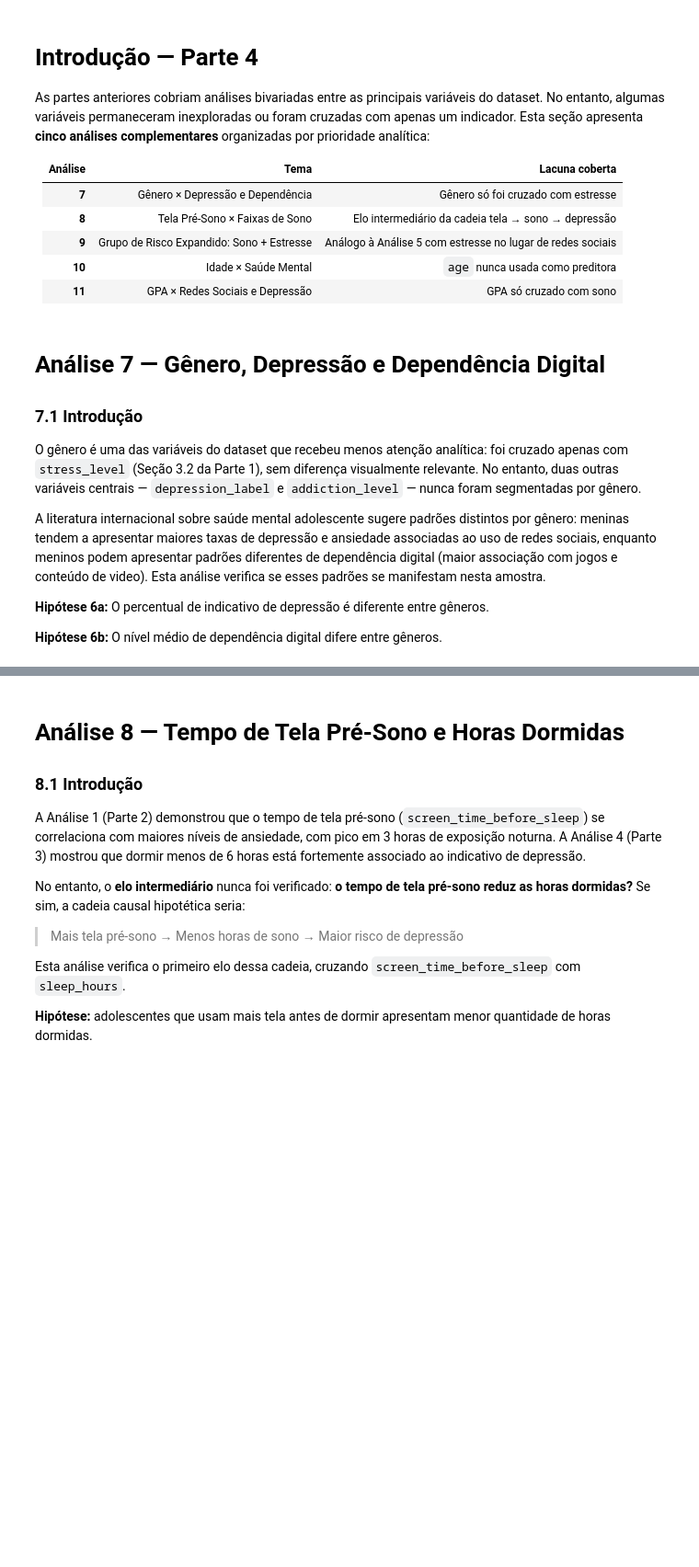
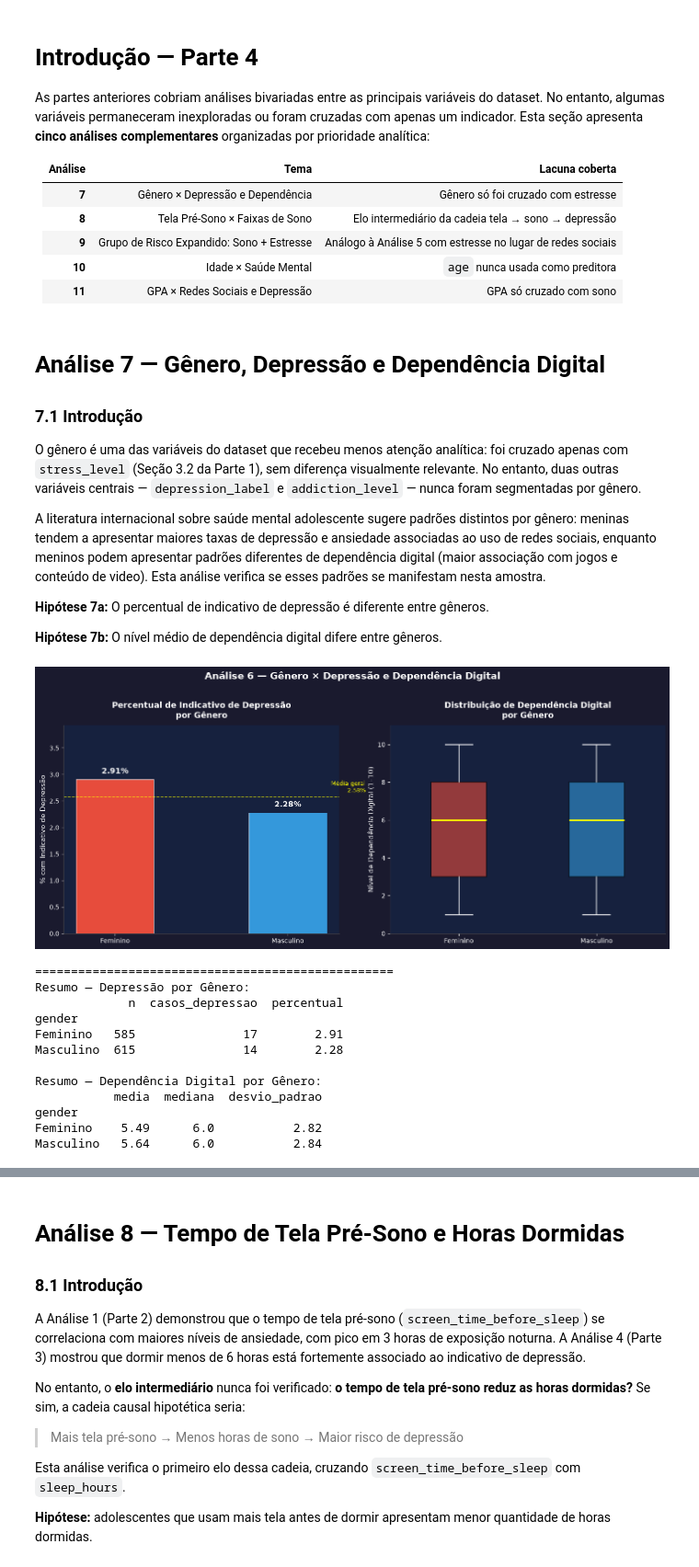
Before and after one commit to FelipeNoglidi/Estatistica_Analise_Estrutural_Saude_Mental, a Jupyter notebook: Trabalho_Estatistica.ipynb, the cells around one changed output, grey strips where cells are left out. Shown at 92% size. Cells and saved outputs as stored; diff of their text form; code cells hidden in the pictures; blank space fills up the shorter version.

```diff
--- a/Trabalho_Estatistica.ipynb
+++ b/Trabalho_Estatistica.ipynb
@@ -1216,9 +1216,9 @@ O gênero é uma das variáveis do dataset que recebeu menos atenção analític
 
 A literatura internacional sobre saúde mental adolescente sugere padrões distintos por gênero: meninas tendem a apresentar maiores taxas de depressão e ansiedade associadas ao uso de redes sociais, enquanto meninos podem apresentar padrões diferentes de dependência digital (maior associação com jogos e conteúdo de video). Esta análise verifica se esses padrões se manifestam nesta amostra.
 
-**Hipótese 6a:** O percentual de indicativo de depressão é diferente entre gêneros.
+**Hipótese 7a:** O percentual de indicativo de depressão é diferente entre gêneros.
 
-**Hipótese 6b:** O nível médio de dependência digital difere entre gêneros.
+**Hipótese 7b:** O nível médio de dependência digital difere entre gêneros.
 # %%
 # ── Análise 7: Gênero × Depressão e Dependência Digital ──
 
@@ -1259,7 +1259,7 @@ dados_f = df[df['gender'] == 'female']['addiction_level']
 dados_m = df[df['gender'] == 'male']['addiction_level']
 
 bp = axes[1].boxplot([dados_f, dados_m],
-                     labels=['Feminino', 'Masculino'],
+                     tick_labels=['Feminino', 'Masculino'],
                      patch_artist=True,
                      widths=0.4,
                      boxprops=dict(linewidth=1.5),
@@ -1272,33 +1272,47 @@ bp['boxes'][0].set_facecolor('#e74c3c')
 bp['boxes'][0].set_alpha(0.6)
 bp['boxes'][1].set_facecolor('#3498db')
 bp['boxes'][1].set_alpha(0.6)
 
 axes[1].set_title('Distribuição de Dependência Digital\npor Gênero', fontsize=13, fontweight='bold', color='white', pad=12)
 axes[1].set_ylabel('Nível de Dependência Digital (1–10)', color='white', fontsize=11)
 axes[1].set_ylim(0, 11)
 axes[1].tick_params(colors='white')
 axes[1].spines[['top', 'right']].set_visible(False)
 for spine in ['left', 'bottom']:
     axes[1].spines[spine].set_color('#555')
 
 plt.suptitle('Análise 6 — Gênero × Depressão e Dependência Digital', fontsize=15, fontweight='bold', color='white', y=1.02)
 plt.tight_layout()
 plt.show()
 
 # ── Tabela resumo ──
 print("=" * 50)
 print("Resumo — Depressão por Gênero:")
 print(df.groupby('gender')['depression_label'].agg(
     n='count',
     casos_depressao='sum',
     percentual=lambda x: (x.sum() / len(x) * 100)
 ).round(2).rename(index=rotulos_genero).to_string())
 
 print()
 print("Resumo — Dependência Digital por Gênero:")
 print(df.groupby('gender')['addiction_level'].agg(
     media='mean', mediana='median', desvio_padrao='std'
 ).round(2).rename(index=rotulos_genero).to_string())
+# %% [output]
+[figure, added]
+==================================================
+Resumo — Depressão por Gênero:
+             n  casos_depressao  percentual
+gender
+Feminino   585               17        2.91
+Masculino  615               14        2.28
+
+Resumo — Dependência Digital por Gênero:
+           media  mediana  desvio_padrao
+gender
+Feminino    5.49      6.0           2.82
+Masculino   5.64      6.0           2.84
 # %% [markdown]
 ### 7.2 Conclusão — Gênero × Depressão e Dependência Digital
 
```
Also changed, not shown: parts of 13 cells of this notebook.
